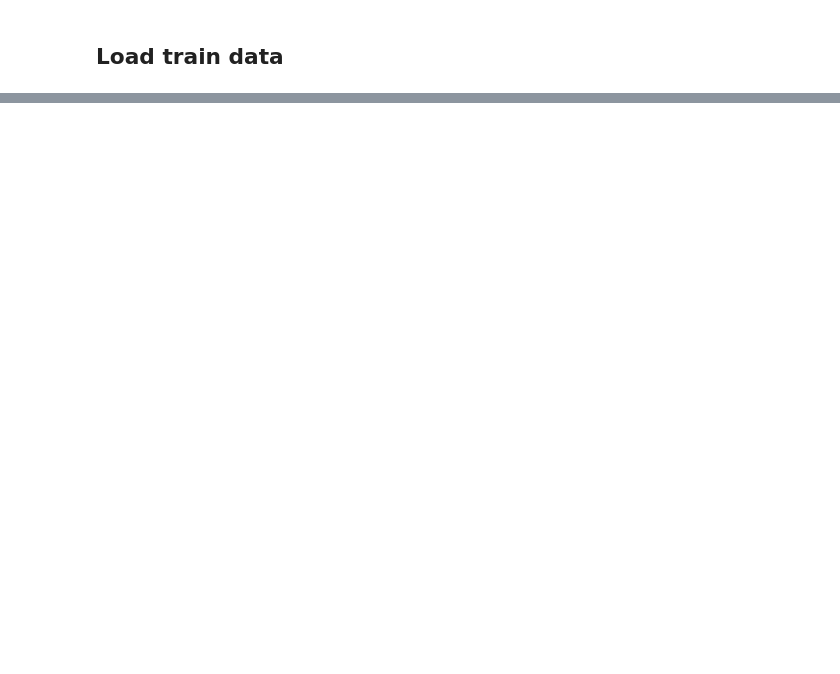
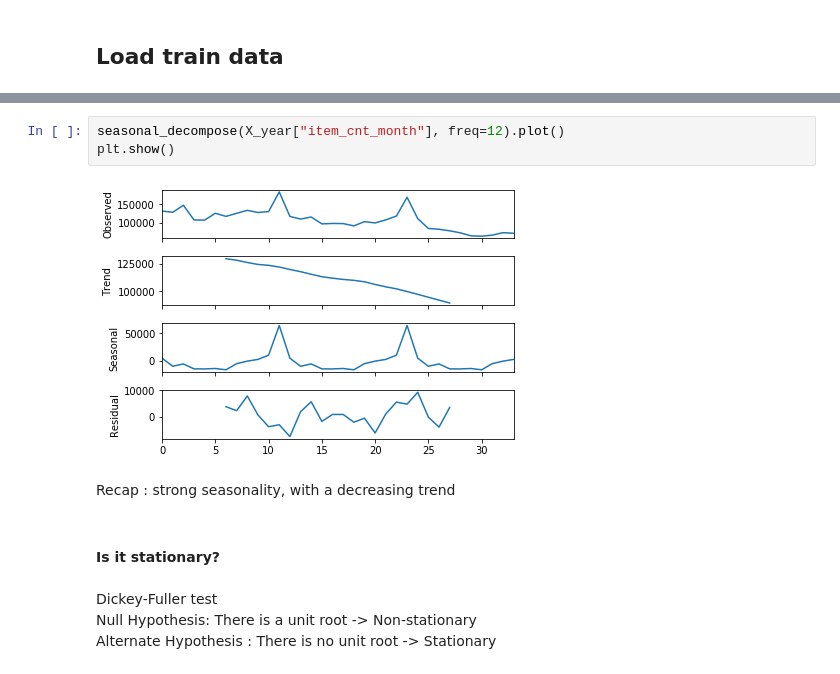
Before and after one commit to RobBlanchard/kaggle-predict-sales, a Jupyter notebook: Forecasting.ipynb, the cells around one changed output, grey strips where cells are left out. Cells and saved outputs as stored; diff of their text form; blank space fills up the shorter version.

```diff
--- a/Forecasting.ipynb
+++ b/Forecasting.ipynb
@@ -52,0 +62,13 @@ https://machinelearningmastery.com/time-series-forecasting-methods-in-python-che
+# %%
+seasonal_decompose(X_year["item_cnt_month"], freq=12).plot()
+plt.show()
+# %% [output]
+[figure, added]
+# %% [markdown]
+Recap : strong seasonality, with a decreasing trend
+# %% [markdown]
+#### Is it stationary?
+# %% [markdown]
+Dickey-Fuller test
+Null Hypothesis: There is a unit root -> Non-stationary
+Alternate Hypothesis : There is no unit root -> Stationary
```
Also changed, not shown: parts of 34 cells of this notebook, 2 other files.
